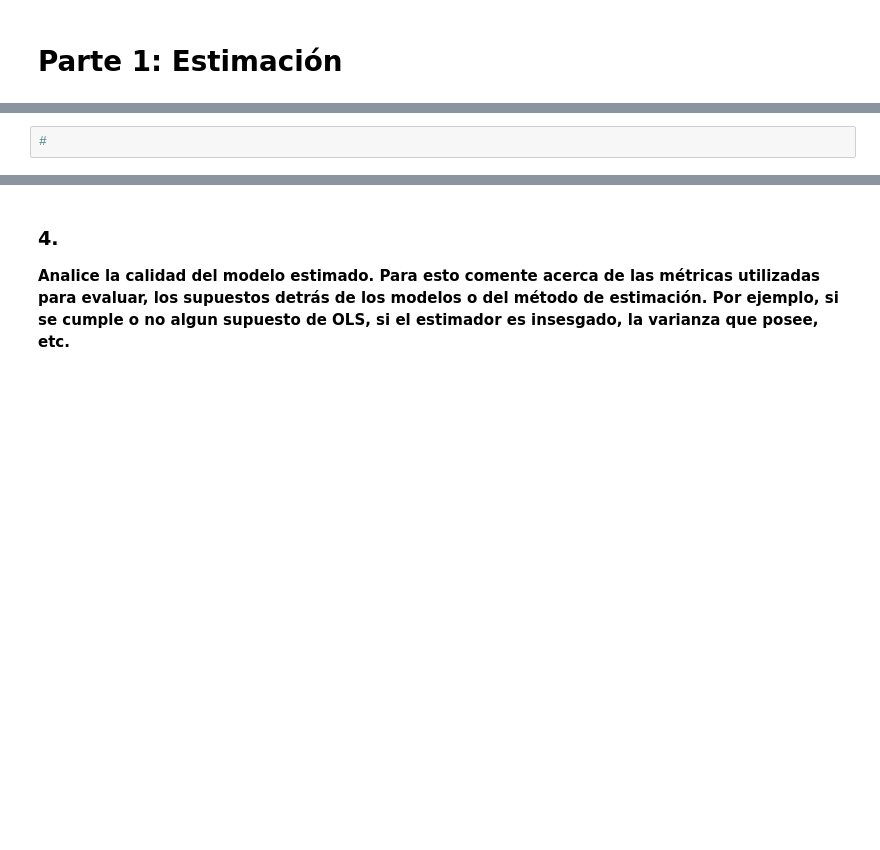
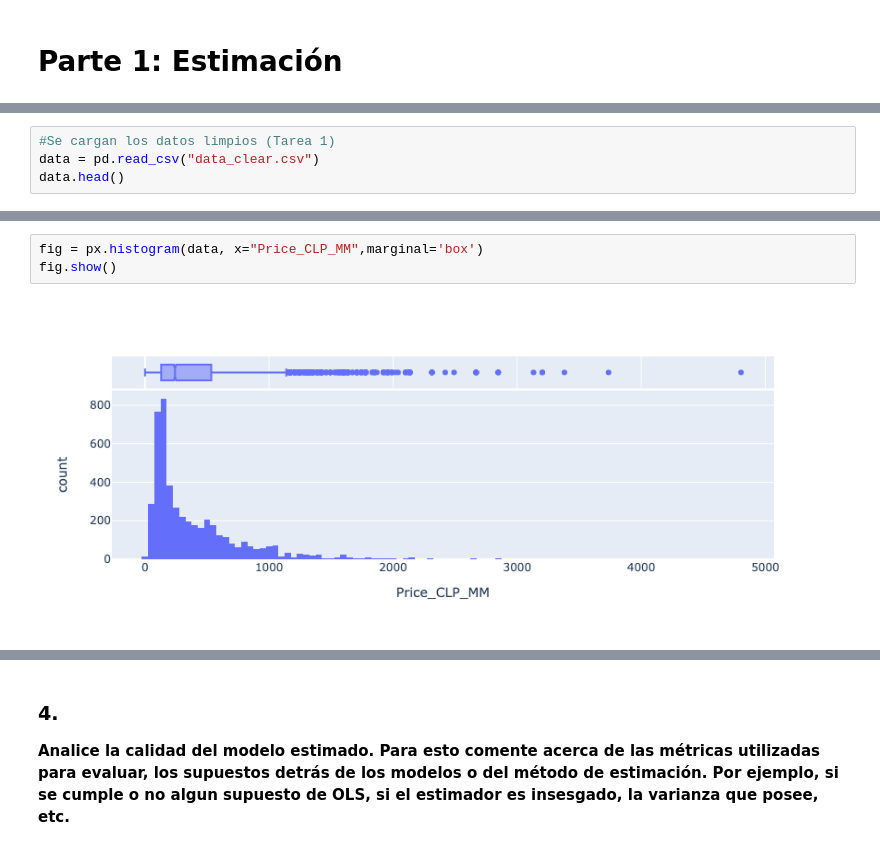
Before and after one commit to mvarasg/MDS7101-Estadistica, a Jupyter notebook: Tareas/T2/Tarea 2 Estadística.ipynb, the cells around one changed output, grey strips where cells are left out. Cells and saved outputs as stored; diff of their text form; blank space fills up the shorter version.

```diff
--- a/Tareas/T2/Tarea 2 Estadística.ipynb
+++ b/Tareas/T2/Tarea 2 Estadística.ipynb
@@ -54,0 +70,4 @@ from sklearn.metrics import classification_report
+# %%
+#Se cargan los datos limpios (Tarea 1)
+data = pd.read_csv("data_clear.csv")
+data.head()
@@ -55,2 +81,5 @@ from sklearn.metrics import classification_report
 # %%
-#
+fig = px.histogram(data, x="Price_CLP_MM",marginal='box')
+fig.show()
+# %% [output]
+[figure, added]
```
Also changed, not shown: parts of 37 cells of this notebook, 4 other files.
